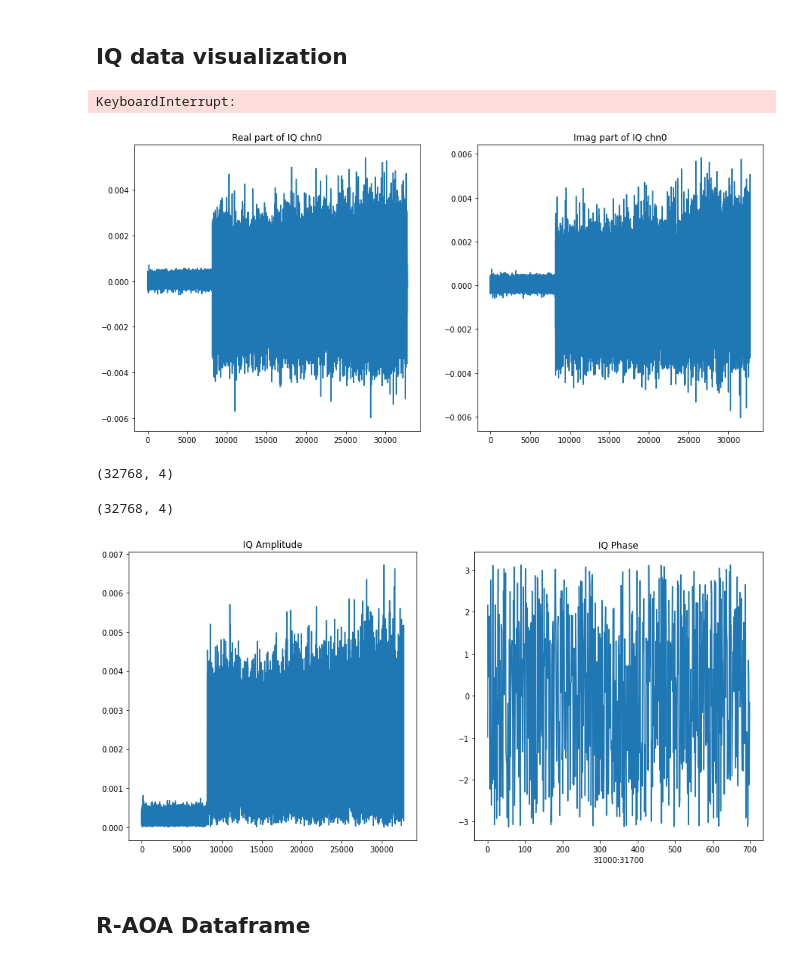
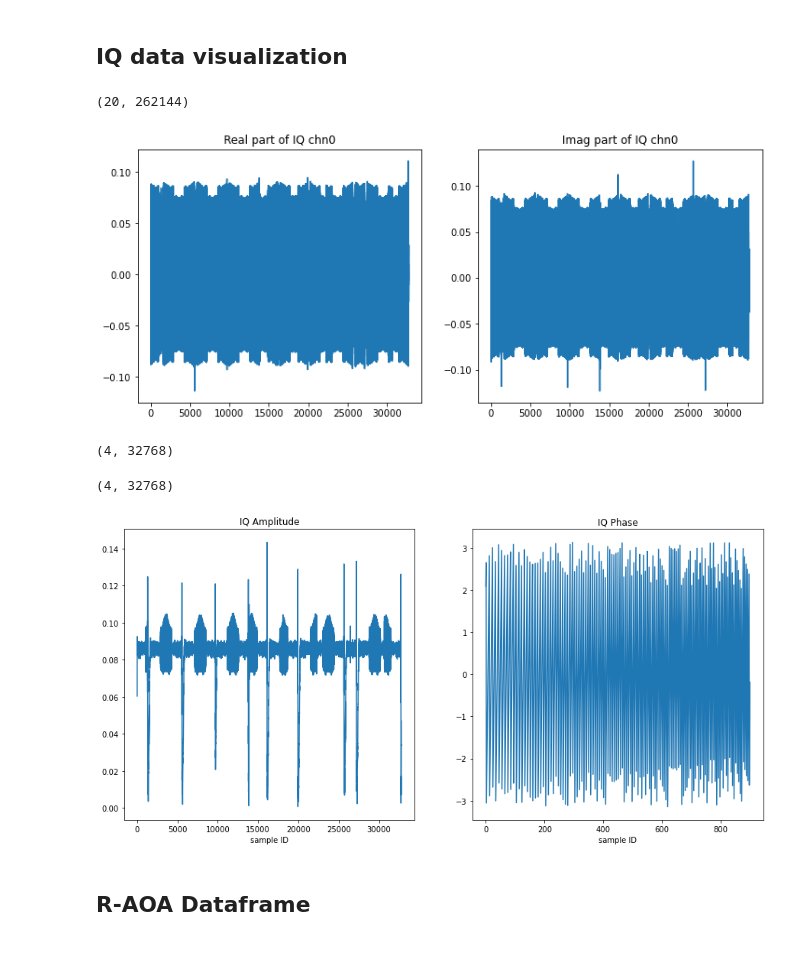
Before and after one commit to zdai257/DeepAOANet, a Jupyter notebook: myAOAnet.ipynb, the cells around one changed output. Saved outputs shown, nothing was run; the diff lists cells and outputs as text; code cells hidden in the pictures.

Commit message:
Correct visualization of IQ data

```diff
--- a/myAOAnet.ipynb
+++ b/myAOAnet.ipynb
@@ -19,45 +19,51 @@ from sklearn.metrics import confusion_matrix, classification_report, mean_square
 # %% [markdown]
 ## IQ data visualization
 # %%
-iq_data0 = pd.read_csv(join('data_1606', 'iq_example', 'log.csv'), sep=',', header=0)
+iq_data0 = pd.read_csv(join('data_1606', 'iq_example', 'log_long.csv'), sep=',', header=0)
-# %% [output]
-KeyboardInterrupt:
 # %%
 iq_data = iq_data0.drop(iq_data0.columns[[index for index in range(11)]], axis = 1, inplace = False)
 iq_data.shape
+# %% [output]
+(20, 262144)
+# %%
+sample_id = 11
+iq_data_np = iq_data.to_numpy()[sample_id, :]
 # %%
-iq_arr = iq_data.to_numpy().reshape(32768, 4, 2)
+iq_arr = iq_data_np.reshape(4, 32768, 2)
 # %%
-fig0 ,ax0 = plt.subplots(1, 2,figsize=(15,7))
-ax0[0].plot(iq_arr[:, 0, 0])
+chn = 0
+
+fig0 ,ax0 = plt.subplots(1, 2,figsize=(12,5))
+ax0[0].plot(iq_arr[chn, :, 0])
 ax0[0].set_title("Real part of IQ chn0")
-ax0[1].plot(iq_arr[:, 0, 1])
+ax0[1].plot(iq_arr[chn, :, 1])
 ax0[1].set_title("Imag part of IQ chn0")
 plt.show()
 # %% [output]
-[figure, old version]
+[figure, new version]
 # %%
 iq_amp = np.zeros((32768, 4))
 iq_amp = np.sqrt(iq_arr[:, :, 0]**2 + iq_arr[:, :, 1]**2)
 iq_amp.shape
 # %% [output]
-(32768, 4)
+(4, 32768)
 # %%
 iq_phase2 = np.zeros((32768, 4))
 iq_phase2 = np.angle(iq_arr[:, :, 0] + iq_arr[:, :, 1]*1j)
 iq_phase2.shape
 # %% [output]
-(32768, 4)
+(4, 32768)
 # %%
 fig ,ax = plt.subplots(1, 2,figsize=(15,7))
-ax[0].plot(iq_amp[:, 0])
+ax[0].plot(iq_amp[chn, :])
 ax[0].set_title("IQ Amplitude")
-ax[1].plot(iq_phase2[31000:31700, 0])
+ax[0].set_xlabel("sample ID")
+ax[1].plot(iq_phase2[chn, 18800:19700])
 ax[1].set_title("IQ Phase")
-ax[1].set_xlabel("31000:31700")
+ax[1].set_xlabel("sample ID")
 plt.show()
 # %% [output]
-[figure, old version]
+[figure, new version]
 # %% [markdown]
 ## R-AOA Dataframe
 # %%
```
Also changed, not shown: parts of 14 cells of this notebook, 3 other files.
